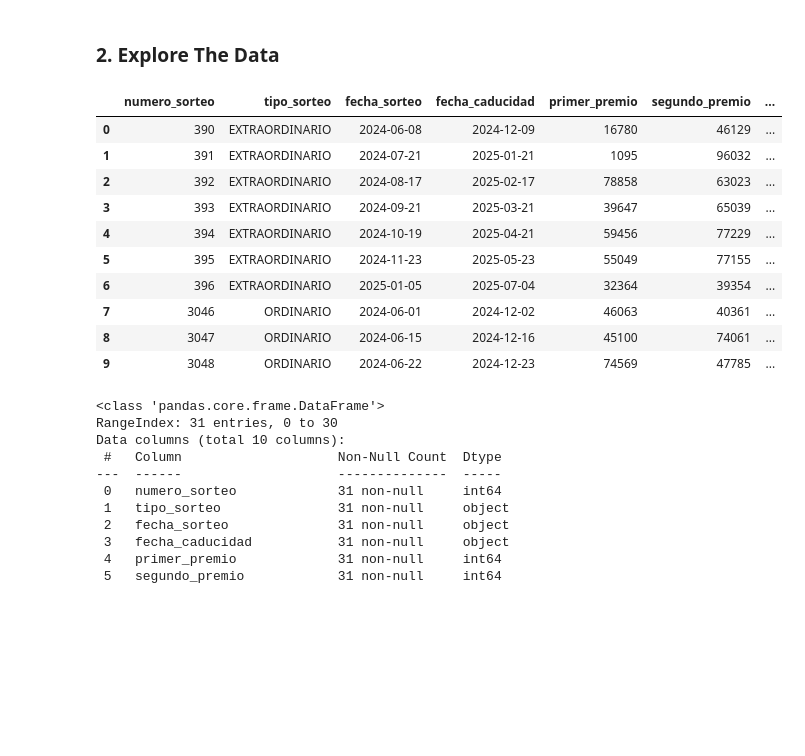
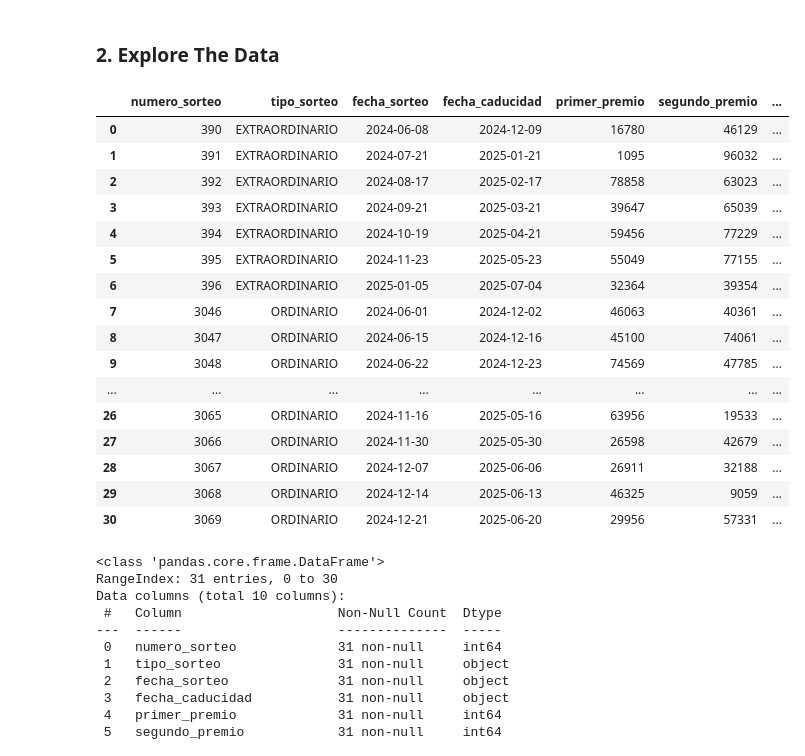
Before and after one commit to AngelDHackerman/santa-lucia-data-analysis-manual, a Jupyter notebook: notebooks/EDA_sorteos.ipynb, the cells around one changed output. Drawn from its saved outputs; the diff is of its cells as text; code cells hidden in the pictures; blank space fills up the shorter version.

```diff
--- a/notebooks/EDA_sorteos.ipynb
+++ b/notebooks/EDA_sorteos.ipynb
@@ -18,19 +18,25 @@ df = pd.read_csv(file_path)
 ### 2. Explore The Data
 # %%
 # first lines of dataset
-df.head(10)
+df
 # %% [output]
 |  | numero_sorteo | tipo_sorteo | fecha_sorteo | fecha_caducidad | primer_premio | segundo_premio | ... |
 | 0 | 390 | EXTRAORDINARIO | 2024-06-08 | 2024-12-09 | 16780 | 46129 | ... |
 | 1 | 391 | EXTRAORDINARIO | 2024-07-21 | 2025-01-21 | 1095 | 96032 | ... |
 | 2 | 392 | EXTRAORDINARIO | 2024-08-17 | 2025-02-17 | 78858 | 63023 | ... |
 | 3 | 393 | EXTRAORDINARIO | 2024-09-21 | 2025-03-21 | 39647 | 65039 | ... |
 | 4 | 394 | EXTRAORDINARIO | 2024-10-19 | 2025-04-21 | 59456 | 77229 | ... |
 | 5 | 395 | EXTRAORDINARIO | 2024-11-23 | 2025-05-23 | 55049 | 77155 | ... |
 | 6 | 396 | EXTRAORDINARIO | 2025-01-05 | 2025-07-04 | 32364 | 39354 | ... |
 | 7 | 3046 | ORDINARIO | 2024-06-01 | 2024-12-02 | 46063 | 40361 | ... |
 | 8 | 3047 | ORDINARIO | 2024-06-15 | 2024-12-16 | 45100 | 74061 | ... |
 | 9 | 3048 | ORDINARIO | 2024-06-22 | 2024-12-23 | 74569 | 47785 | ... |
+| ... | ... | ... | ... | ... | ... | ... | ... |
+| 26 | 3065 | ORDINARIO | 2024-11-16 | 2025-05-16 | 63956 | 19533 | ... |
+| 27 | 3066 | ORDINARIO | 2024-11-30 | 2025-05-30 | 26598 | 42679 | ... |
+| 28 | 3067 | ORDINARIO | 2024-12-07 | 2025-06-06 | 26911 | 32188 | ... |
+| 29 | 3068 | ORDINARIO | 2024-12-14 | 2025-06-13 | 46325 | 9059 | ... |
+| 30 | 3069 | ORDINARIO | 2024-12-21 | 2025-06-20 | 29956 | 57331 | ... |
 # %%
 # General information
 df.info()
```
Also changed, not shown: 4 other files.
